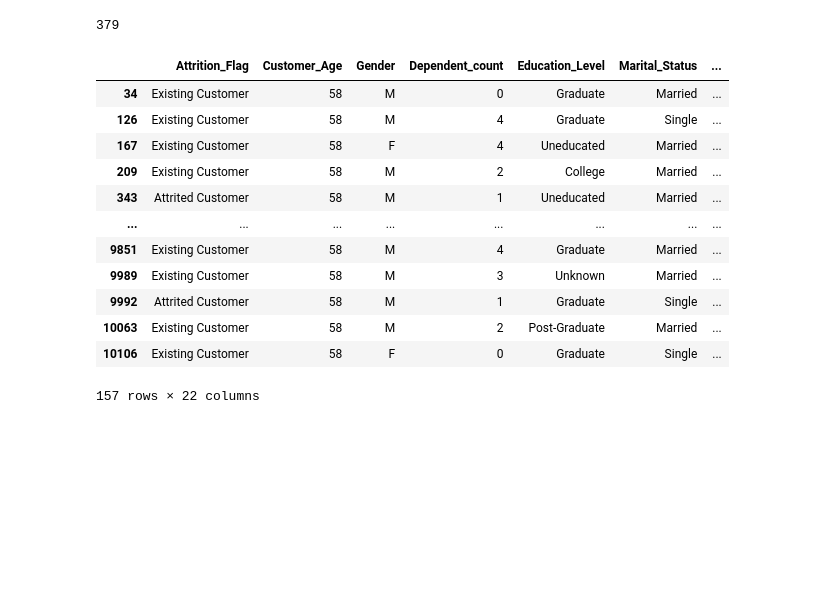
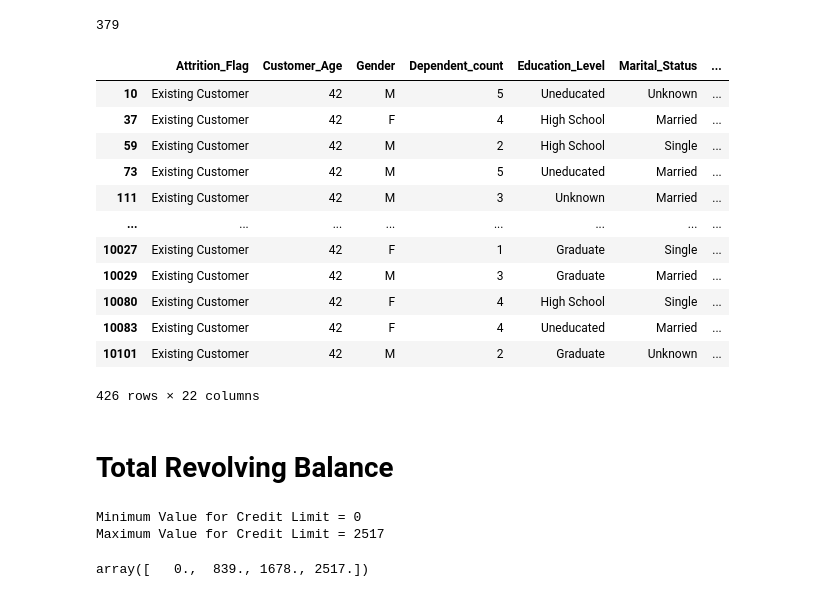
Before and after one commit to change0z/Portfolio, a Jupyter notebook: Data Analysis/Bayesns.ipynb, the cells around one changed output. Drawn from its saved outputs; the diff is of its cells as text; code cells hidden in the pictures; blank space fills up the shorter version.

```diff
--- a/Data Analysis/Bayesns.ipynb
+++ b/Data Analysis/Bayesns.ipynb
@@ -340,18 +340,34 @@ count
 # %% [output]
 379
 # %%
-df.loc[df['Customer_Age'] == 58]
+df.loc[df['Customer_Age'] == 42]
 # %% [output]
 |  | Attrition_Flag | Customer_Age | Gender | Dependent_count | Education_Level | Marital_Status | ... |
-| 34 | Existing Customer | 58 | M | 0 | Graduate | Married | ... |
-| 126 | Existing Customer | 58 | M | 4 | Graduate | Single | ... |
-| 167 | Existing Customer | 58 | F | 4 | Uneducated | Married | ... |
-| 209 | Existing Customer | 58 | M | 2 | College | Married | ... |
-| 343 | Attrited Customer | 58 | M | 1 | Uneducated | Married | ... |
+| 10 | Existing Customer | 42 | M | 5 | Uneducated | Unknown | ... |
+| 37 | Existing Customer | 42 | F | 4 | High School | Married | ... |
+| 59 | Existing Customer | 42 | M | 2 | High School | Single | ... |
+| 73 | Existing Customer | 42 | M | 5 | Uneducated | Married | ... |
+| 111 | Existing Customer | 42 | M | 3 | Unknown | Married | ... |
 | ... | ... | ... | ... | ... | ... | ... | ... |
-| 9851 | Existing Customer | 58 | M | 4 | Graduate | Married | ... |
-| 9989 | Existing Customer | 58 | M | 3 | Unknown | Married | ... |
-| 9992 | Attrited Customer | 58 | M | 1 | Graduate | Single | ... |
-| 10063 | Existing Customer | 58 | M | 2 | Post-Graduate | Married | ... |
-| 10106 | Existing Customer | 58 | F | 0 | Graduate | Single | ... |
+| 10027 | Existing Customer | 42 | F | 1 | Graduate | Single | ... |
+| 10029 | Existing Customer | 42 | M | 3 | Graduate | Married | ... |
+| 10080 | Existing Customer | 42 | F | 4 | High School | Single | ... |
+| 10083 | Existing Customer | 42 | F | 4 | Uneducated | Married | ... |
+| 10101 | Existing Customer | 42 | M | 2 | Graduate | Unknown | ... |
-157 rows × 22 columns
+426 rows × 22 columns
+# %% [markdown]
+# Total Revolving Balance
+# %%
+min_value = df['Total_Revolving_Bal'].min()
+max_value = df['Total_Revolving_Bal'].max()
+print("Minimum Value for Credit Limit = " + str(min_value))
+print("Maximum Value for Credit Limit = " + str(max_value))
+
+df['Total_Revolving_Bal'].median()
+
+Total_Revolving_Bal_bins = np.linspace(min_value, max_value, 4)
+Total_Revolving_Bal_bins
+# %% [output]
+Minimum Value for Credit Limit = 0
+Maximum Value for Credit Limit = 2517
+array([   0.,  839., 1678., 2517.])
```
Also changed, not shown: parts of 45 cells of this notebook.
